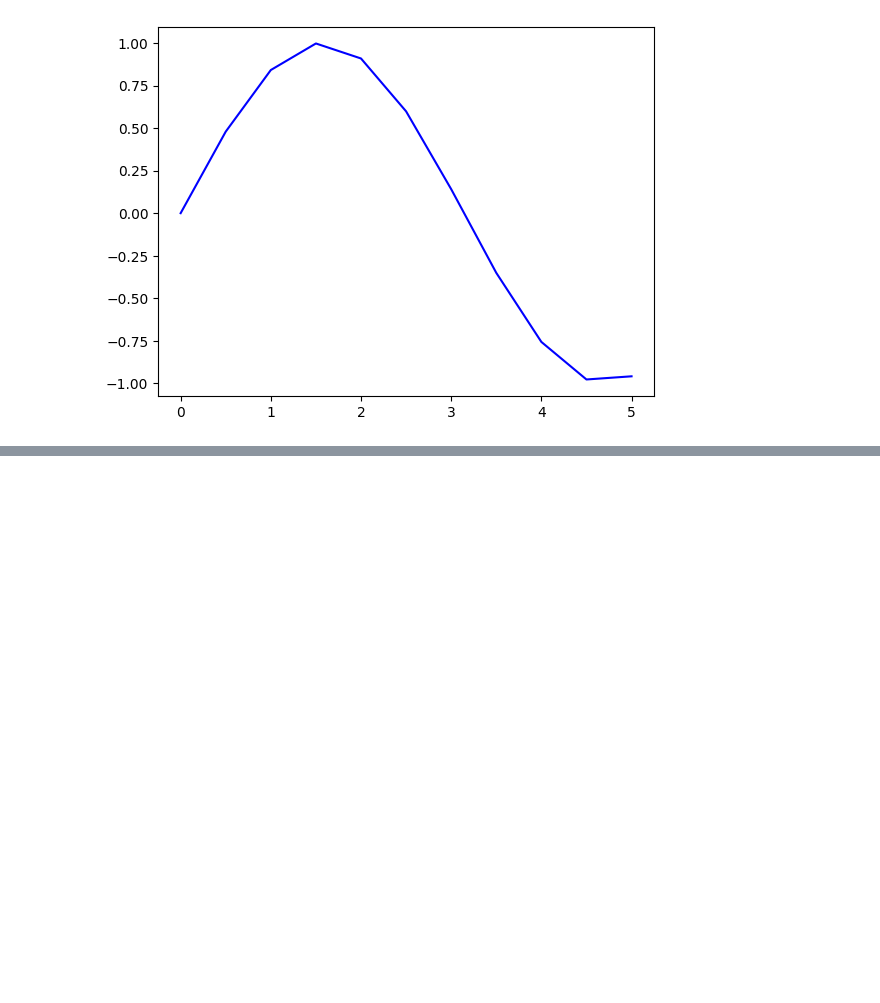
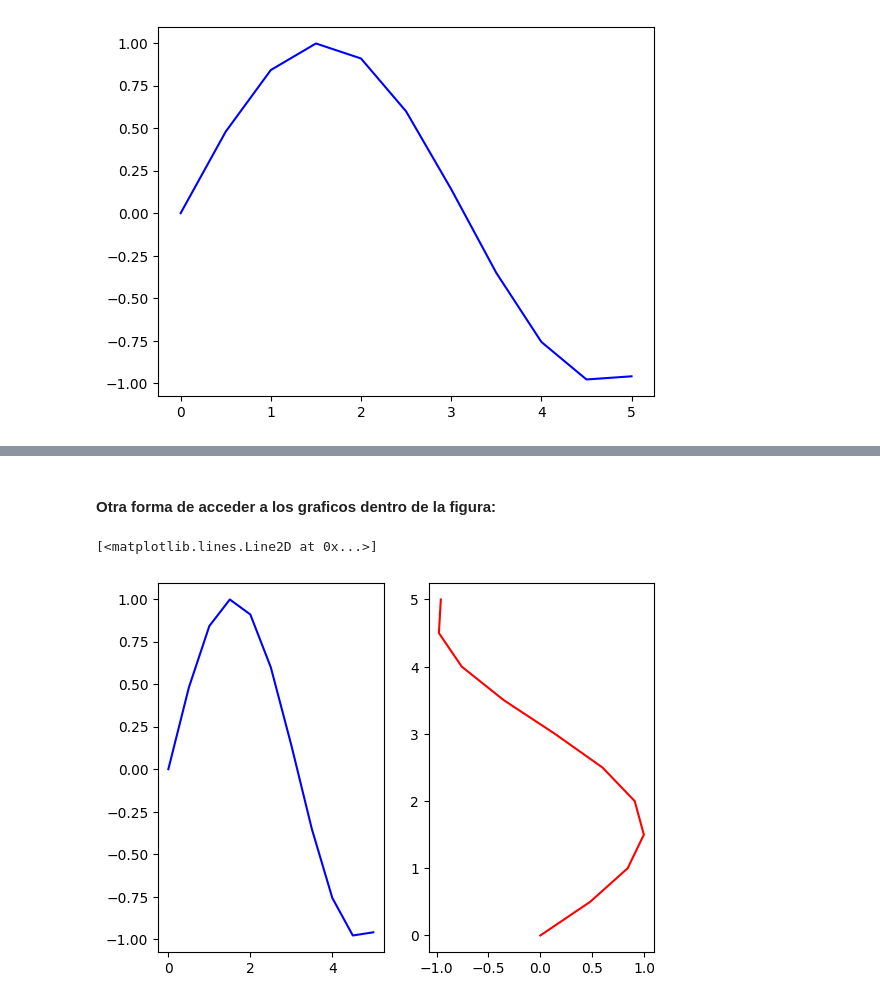
Before and after one commit to AngelDHackerman/fullDataSciencePath, a Jupyter notebook: basico_visualizacion_datos_matplotlib_seaborn/subplots.ipynb, the cells around one changed output, grey strips where cells are left out. Drawn from its saved outputs; the diff is of its cells as text; code cells hidden in the pictures; blank space fills up the shorter version.

Commit message:
trabajando multiples graficos, y accedienco como si fueran arrays

```diff
--- a/basico_visualizacion_datos_matplotlib_seaborn/subplots.ipynb
+++ b/basico_visualizacion_datos_matplotlib_seaborn/subplots.ipynb
@@ -18,0 +20,9 @@ axes[1].plot(y, x, 'r')
+# %% [markdown]
+#### Otra forma de acceder a los graficos dentro de la figura:
+# %%
+fig, (ax1, ax2) = plt.subplots(nrows=1, ncols=2)  # (ax1, ax2), se pueden declarar asi para evitar ingresar a ellos como un array.
+ax1.plot(x, y, 'b')
+ax2.plot(y, x, 'r')
+# %% [output]
+[<matplotlib.lines.Line2D at 0x...>]
+[figure, added]
```
Also changed, not shown: parts of 2 cells of this notebook.
